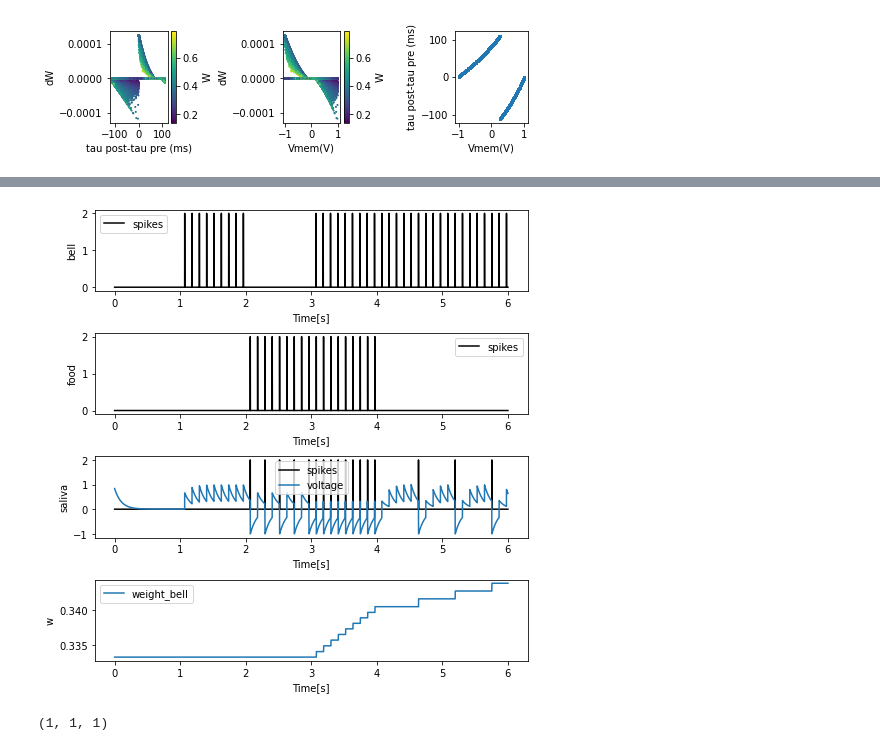
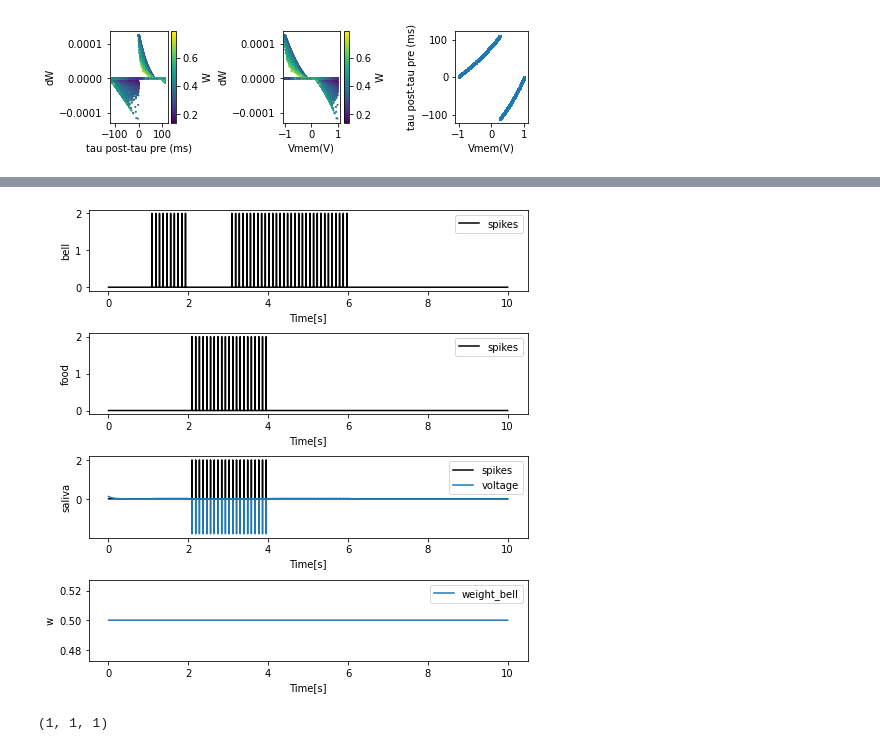
Before and after one commit to nikhil-garg/VDSP_ocl, a Jupyter notebook: VDSP_character.ipynb, the cells around one changed output, grey strips where cells are left out. Saved outputs shown, nothing was run; the diff lists cells and outputs as text; code cells hidden in the pictures.

```diff
--- a/VDSP_character.ipynb
+++ b/VDSP_character.ipynb
@@ -161,15 +161,15 @@ fig.savefig(fig_dir+ '/vdsp_curve '+experiment_name + '.svg',bbox_inches='tight'
 # %%
 ax1.title.set_text('a')
 # %%
-wmax = 1/10
-winit = 1/3
+wmax = 1
+winit = 1/2
 lr = 1
 model = nengo.Network()
 with model:
 
-    bell = nengo.Ensemble(n_neurons=1, dimensions=1, encoders=[[1]], gain=[2], bias=[0], neuron_type=MyLIF_in(tau_rc=0.1, min_voltage=-1))
-    food = nengo.Ensemble(n_neurons=1, dimensions=1, encoders=[[1]], gain=[2], bias=[0], neuron_type=MyLIF_in(tau_rc=0.1, min_voltage=-1))
-    saliva = nengo.Ensemble(n_neurons=1, dimensions=1, encoders=[[1]], gain=[2], bias=[0],neuron_type=MyLIF_in(tau_rc=0.1, min_voltage=-1))
+    bell = nengo.Ensemble(n_neurons=1, dimensions=1, encoders=[[1]], gain=[3], bias=[0], neuron_type=MyLIF_in(tau_rc=0.1))
+    food = nengo.Ensemble(n_neurons=1, dimensions=1, encoders=[[1]], gain=[3], bias=[0], neuron_type=MyLIF_in(tau_rc=0.1))
+    saliva = nengo.Ensemble(n_neurons=1, dimensions=1, encoders=[[1]], gain=[3], bias=[0],neuron_type=MyLIF_in(tau_rc=0.1))
 
     stim_food = nengo.Node(lambda t: 1 if 2<t%10<4 else 0)
     stim_bell = nengo.Node(lambda t: 1 if (3<t%10<6 or 1<t%10<2) else 0)
@@ -177,7 +177,7 @@ with model:
     nengo.Connection(stim_food, food, synapse=None)
     nengo.Connection(stim_bell, bell, synapse=None)
 
-    w = nengo.Node(CustomRule_post_v2_history(winit_min=winit,winit_max=winit, sample_distance=1, lr=lr), size_in=1, size_out=1)
+    w = nengo.Node(CustomRule_post_v2_tio2_history(winit_min=winit,winit_max=winit, sample_distance=1, lr=lr,voltage_clip_max=2), size_in=1, size_out=1)
     nengo.Connection(bell.neurons, w, synapse=None)
     nengo.Connection(w, saliva.neurons,transform=[wmax], synapse=None)
 
@@ -196,7 +196,7 @@ sim = nengo.Simulator(model)
 w.output.set_signal_vmem(sim.signals[sim.model.sig[bell.neurons]["voltage"]])
 w.output.set_signal_out(sim.signals[sim.model.sig[saliva.neurons]["out"]])
 
-sim.run(6)
+sim.run(10)
 
 plt.figure(figsize=(7,7))
 
@@ -209,34 +209,34 @@ plt.xlabel("Time[s]")
 plt.legend()
 
 plt.subplot(4, 1, 2)
 # plt.title('b')
 plt.plot(sim.trange(), sim.data[p_food]/500, c='k', label='spikes')
 plt.ylabel('food')
 plt.xlabel("Time[s]")
 plt.legend()
 
 plt.subplot(4, 1, 3)
 # plt.title('c')
 plt.plot(sim.trange(), sim.data[p_saliva]/500, c='k', label='spikes')
 plt.plot(sim.trange(), sim.data[p_saliva_v], label='voltage')
 plt.ylabel('saliva')
 plt.xlabel("Time[s]")
 plt.legend()
 
 plt.subplot(4, 1, 4)
 # plt.title('d')
 plt.plot(sim.trange(), np.array(weights)[:,:,0], label='weight_bell')
 plt.xlabel("Time[s]")
 plt.ylabel("w")
 plt.legend()
 
 plt.tight_layout()
 plt.savefig('dog'+'winit'+str(winit)+'wmax'+str(wmax)+'lr'+str(lr)+'.pdf', dpi=400)
 # plt.close()
 # %% [output]
 [interactive output not drawn]
 [interactive output not drawn]
-[figure, old version]
+[figure, new version]
 # %%
 np.array(weights).shape
 # %% [output]
```
Also changed, not shown: 8 other files.
